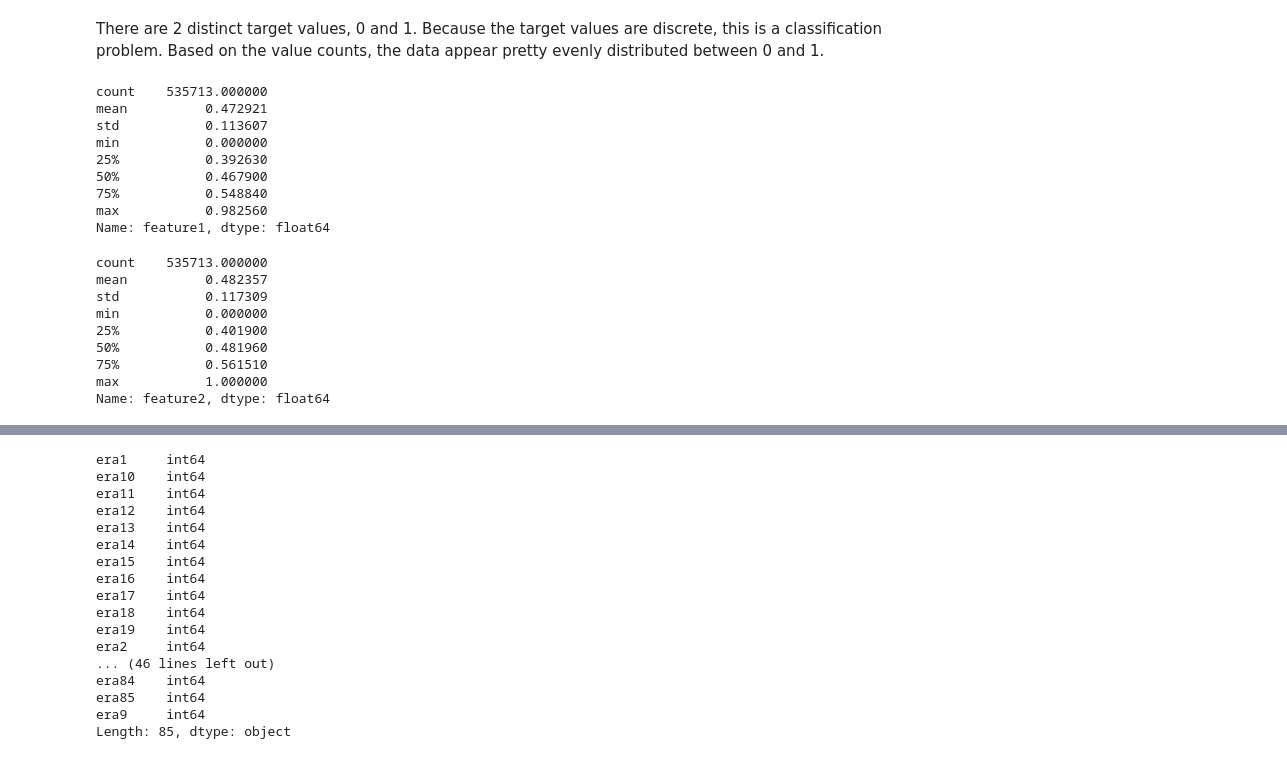
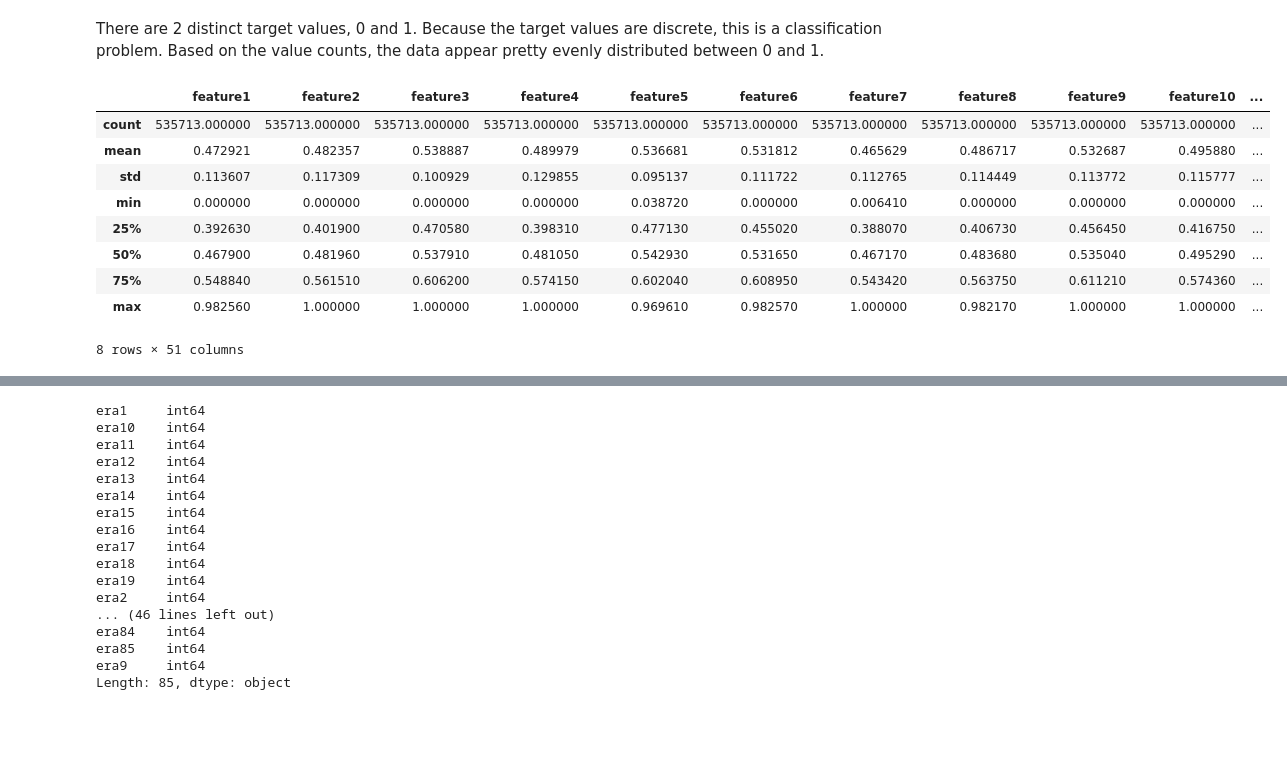
Before and after one commit to cchen181/numerai_tournament79, a Jupyter notebook: modelv2.ipynb, the cells around one changed output, grey strips where cells are left out. Cells and saved outputs as stored; diff of their text form; code cells hidden in the pictures; blank space fills up the shorter version.

```diff
--- a/modelv2.ipynb
+++ b/modelv2.ipynb
@@ -151,30 +151,19 @@ number of value counts:
 Name: target, dtype: int64
 # %% [markdown]
 There are 2 distinct target values, 0 and 1. Because the target values are discrete, this is a classification problem. Based on the value counts, the data appear pretty evenly distributed between 0 and 1.
-# %%
-#check uniqueness of values, check for missing values and nans
-#features
-#distributions of each of the 50 features
-data.feature1.describe()
-# %% [output]
-count    535713.000000
-mean          0.472921
-std           0.113607
-min           0.000000
-25%           0.392630
-50%           0.467900
-75%           0.548840
-max           0.982560
-Name: feature1, dtype: float64
-# %%
-data.feature2.describe()
-# %% [output]
-count    535713.000000
-mean          0.482357
-std           0.117309
-min           0.000000
-25%           0.401900
-50%           0.481960
-75%           0.561510
-max           1.000000
-Name: feature2, dtype: float64
+# %%
+#features
+#descriptive statistics
+#numerical
+data.describe()
+# %% [output]
+|  | feature1 | feature2 | feature3 | feature4 | feature5 | feature6 | feature7 | feature8 | feature9 | feature10 | ... |
+| count | 535713.000000 | 535713.000000 | 535713.000000 | 535713.000000 | 535713.000000 | 535713.000000 | 535713.000000 | 535713.000000 | 535713.000000 | 535713.000000 | ... |
+| mean | 0.472921 | 0.482357 | 0.538887 | 0.489979 | 0.536681 | 0.531812 | 0.465629 | 0.486717 | 0.532687 | 0.495880 | ... |
+| std | 0.113607 | 0.117309 | 0.100929 | 0.129855 | 0.095137 | 0.111722 | 0.112765 | 0.114449 | 0.113772 | 0.115777 | ... |
+| min | 0.000000 | 0.000000 | 0.000000 | 0.000000 | 0.038720 | 0.000000 | 0.006410 | 0.000000 | 0.000000 | 0.000000 | ... |
+| 25% | 0.392630 | 0.401900 | 0.470580 | 0.398310 | 0.477130 | 0.455020 | 0.388070 | 0.406730 | 0.456450 | 0.416750 | ... |
+| 50% | 0.467900 | 0.481960 | 0.537910 | 0.481050 | 0.542930 | 0.531650 | 0.467170 | 0.483680 | 0.535040 | 0.495290 | ... |
+| 75% | 0.548840 | 0.561510 | 0.606200 | 0.574150 | 0.602040 | 0.608950 | 0.543420 | 0.563750 | 0.611210 | 0.574360 | ... |
+| max | 0.982560 | 1.000000 | 1.000000 | 1.000000 | 0.969610 | 0.982570 | 1.000000 | 0.982170 | 1.000000 | 1.000000 | ... |
+8 rows × 51 columns
```
Also changed, not shown: parts of 9 cells of this notebook.
